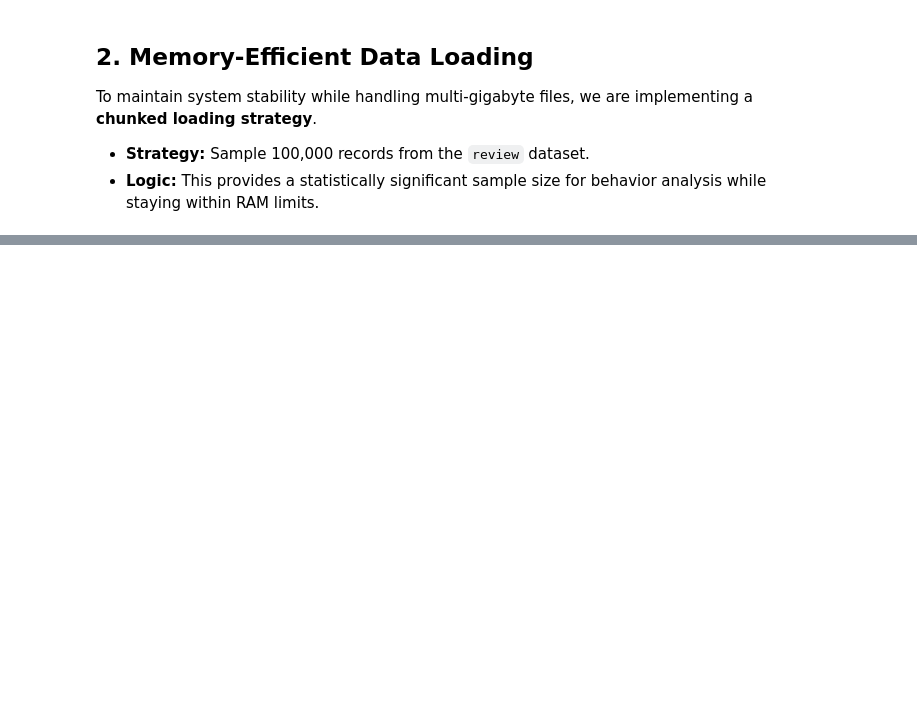
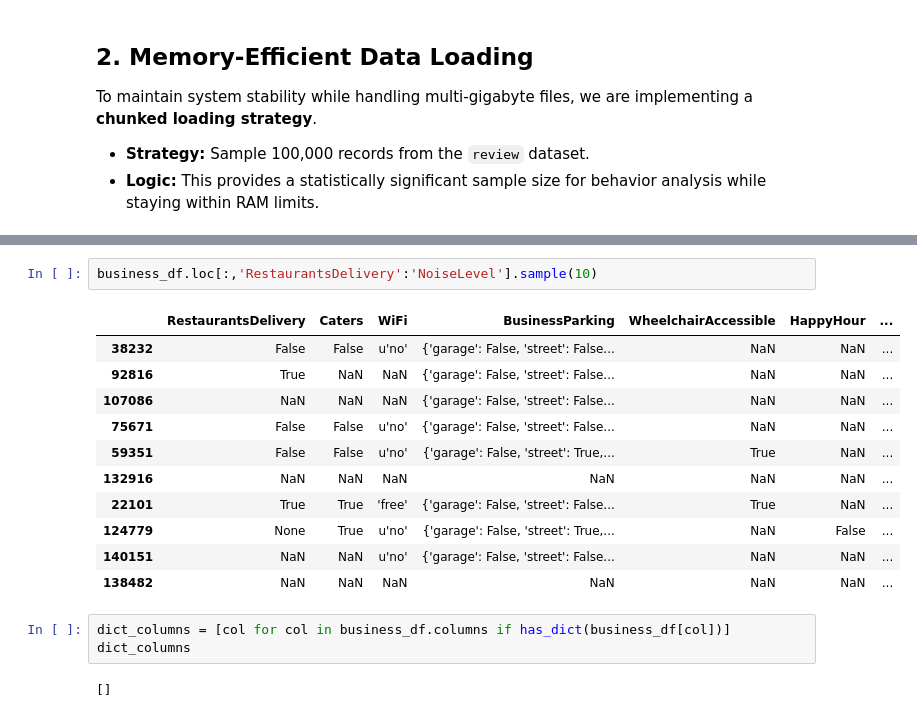
Before and after one commit to alinazir105/Explainable-Review-Intelligence, a Jupyter notebook: 01-data-ingestion.ipynb, the cells around one changed output, grey strips where cells are left out. Cells and saved outputs as stored; diff of their text form; blank space fills up the shorter version.

```diff
--- a/01-data-ingestion.ipynb
+++ b/01-data-ingestion.ipynb
@@ -72,0 +228,19 @@ businesses_df.head()
+# %%
+business_df.loc[:,'RestaurantsDelivery':'NoiseLevel'].sample(10)
+# %% [output]
+|  | RestaurantsDelivery | Caters | WiFi | BusinessParking | WheelchairAccessible | HappyHour | ... |
+| 38232 | False | False | u'no' | {'garage': False, 'street': False... | NaN | NaN | ... |
+| 92816 | True | NaN | NaN | {'garage': False, 'street': False... | NaN | NaN | ... |
+| 107086 | NaN | NaN | NaN | {'garage': False, 'street': False... | NaN | NaN | ... |
+| 75671 | False | False | u'no' | {'garage': False, 'street': False... | NaN | NaN | ... |
+| 59351 | False | False | u'no' | {'garage': False, 'street': True,... | True | NaN | ... |
+| 132916 | NaN | NaN | NaN | NaN | NaN | NaN | ... |
+| 22101 | True | True | 'free' | {'garage': False, 'street': False... | True | NaN | ... |
+| 124779 | None | True | u'no' | {'garage': False, 'street': True,... | NaN | False | ... |
+| 140151 | NaN | NaN | u'no' | {'garage': False, 'street': False... | NaN | NaN | ... |
+| 138482 | NaN | NaN | NaN | NaN | NaN | NaN | ... |
+# %%
+dict_columns = [col for col in business_df.columns if has_dict(business_df[col])]
+dict_columns
+# %% [output]
+[]
```
Also changed, not shown: parts of 39 cells of this notebook, 1 other file.
